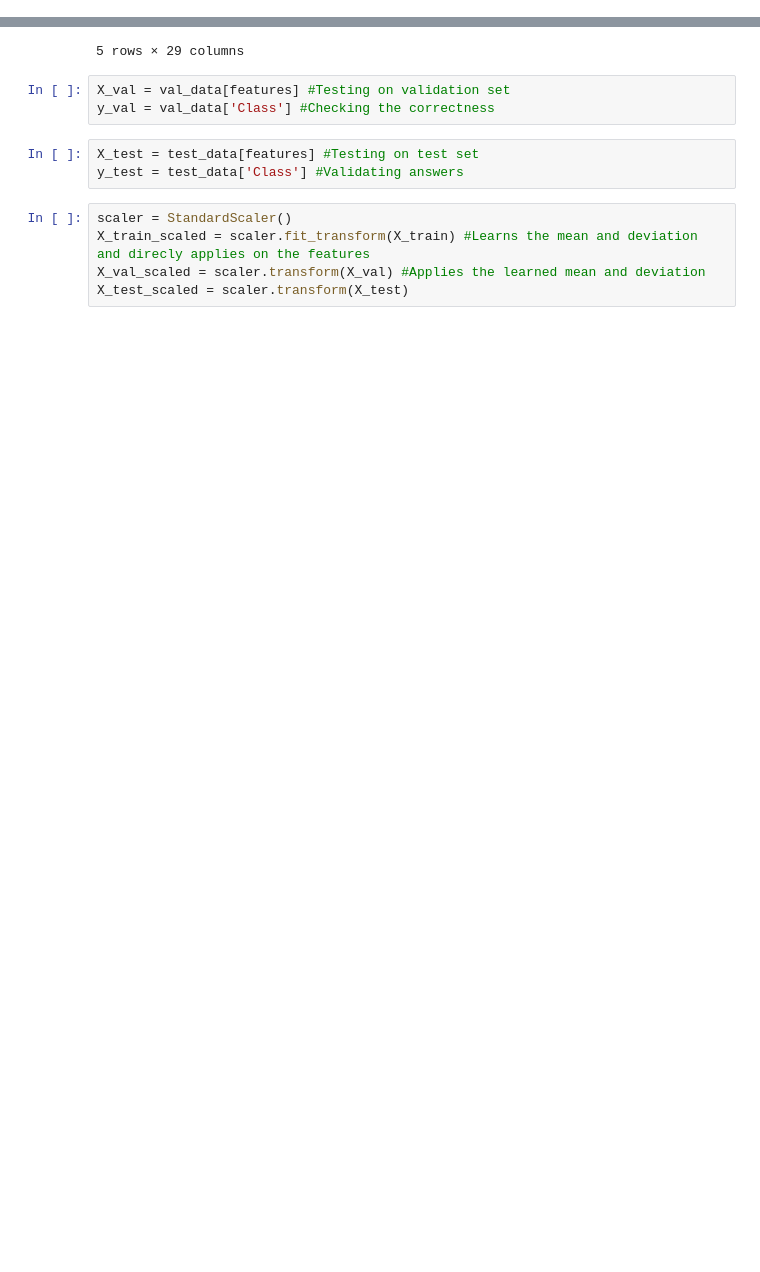
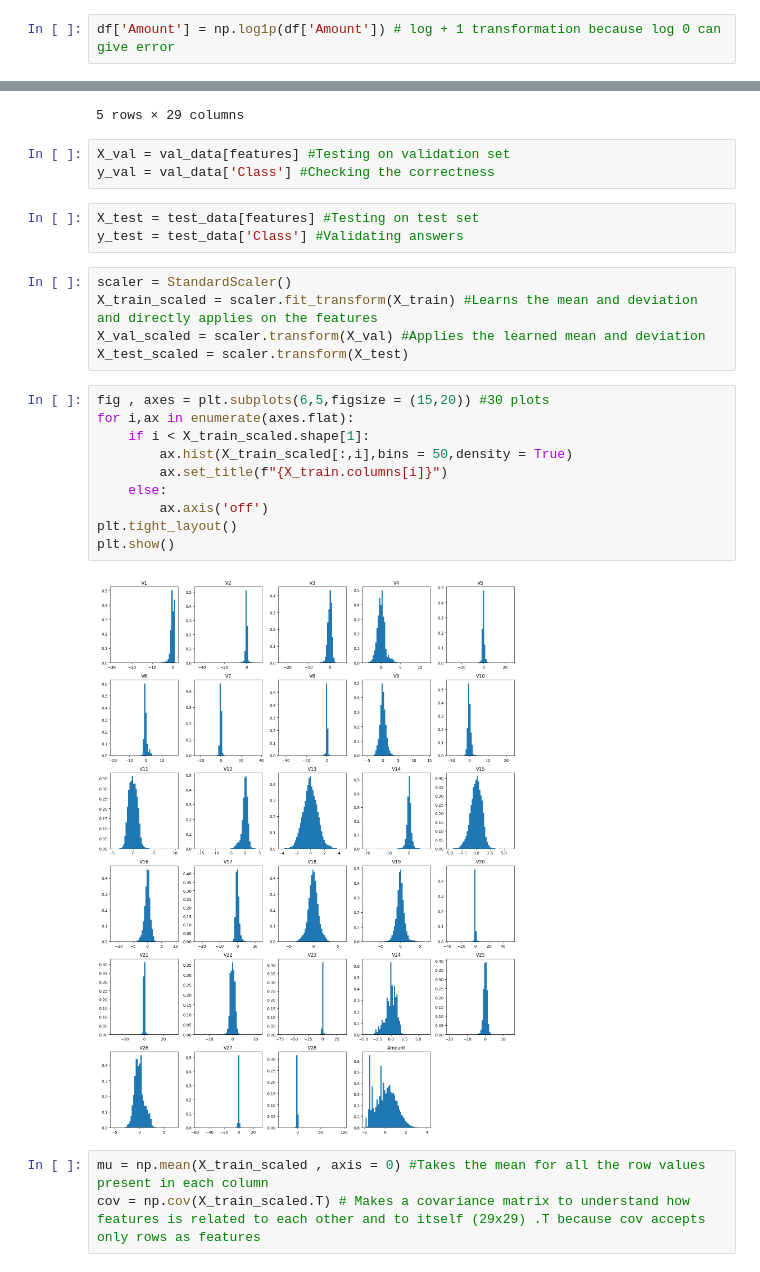
Before and after one commit to john-thomas-ml/fraud-detection, a Jupyter notebook: fraud.ipynb, the cells around one changed output, grey strips where cells are left out. Drawn from its saved outputs; the diff is of its cells as text; blank space fills up the shorter version.

```diff
--- a/fraud.ipynb
+++ b/fraud.ipynb
@@ -81,6 +86,8 @@ sns.histplot(x = np.log1p(df['Amount']),hue = df['Class'],bins = 50,kde = True)
 plt.show()
 # %% [output]
 [figure]
+# %%
+df['Amount'] = np.log1p(df['Amount']) # log + 1 transformation because log 0 can give error
 # %%
 fraud = df[df['Class'] == 1] #Getting each row with class = 1
 non_fraud = df[df['Class'] == 0] #Getting each row with class = 0
@@ -111,6 +118,21 @@ X_test = test_data[features] #Testing on test set
 y_test = test_data['Class'] #Validating answers
 # %%
 scaler = StandardScaler()
-X_train_scaled = scaler.fit_transform(X_train) #Learns the mean and deviation and direcly applies on the features
+X_train_scaled = scaler.fit_transform(X_train) #Learns the mean and deviation and directly applies on the features
 X_val_scaled = scaler.transform(X_val) #Applies the learned mean and deviation
 X_test_scaled = scaler.transform(X_test)
+# %%
+fig , axes = plt.subplots(6,5,figsize = (15,20)) #30 plots
+for i,ax in enumerate(axes.flat):
+    if i < X_train_scaled.shape[1]:
+        ax.hist(X_train_scaled[:,i],bins = 50,density = True)
+        ax.set_title(f"{X_train.columns[i]}")
+    else:
+        ax.axis('off')
+plt.tight_layout()
+plt.show()
+# %% [output]
+[figure, added]
+# %%
+mu = np.mean(X_train_scaled , axis = 0) #Takes the mean for all the row values present in each column
+cov = np.cov(X_train_scaled.T) # Makes a covariance matrix to understand how features is related to each other and to itself (29x29) .T because cov accepts only rows as features
```
Also changed, not shown: parts of 9 cells of this notebook, 1 other file.
